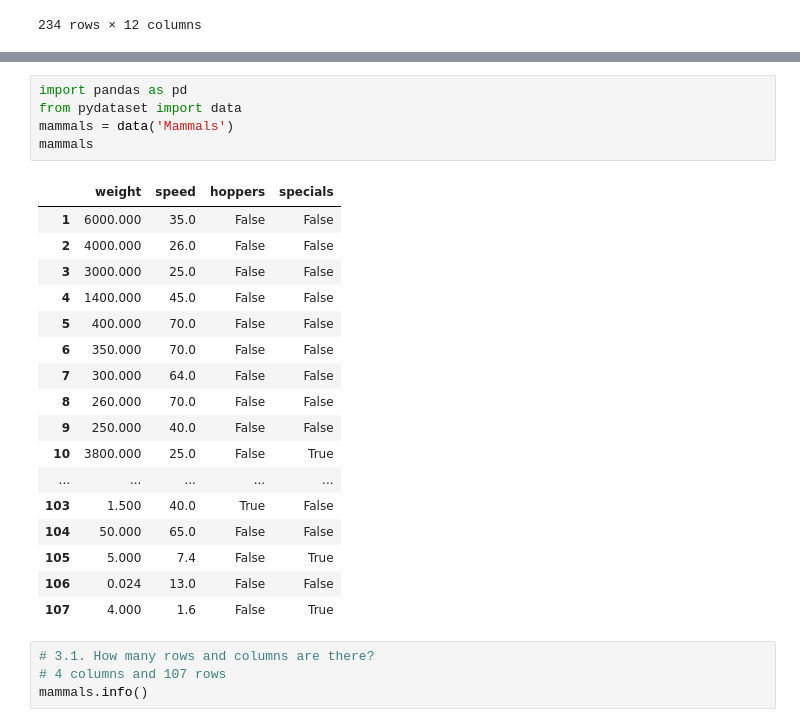
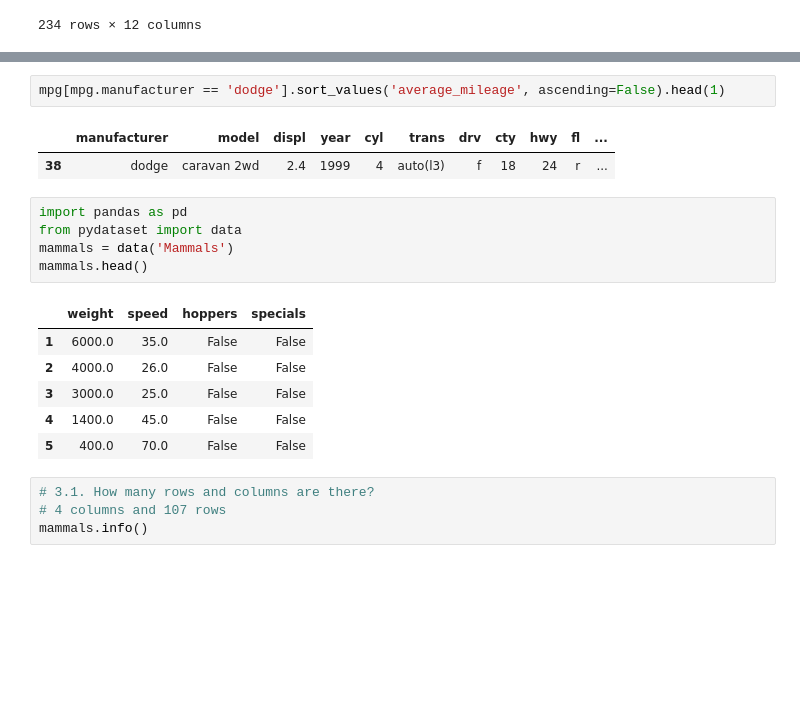
Before and after one commit to nomer-evangelista/ds-libraries-exercises, a Jupyter notebook: dataframes.ipynb, the cells around one changed output, grey strips where cells are left out. Saved outputs shown, nothing was run; the diff lists cells and outputs as text; blank space fills up the shorter version.

```diff
--- a/dataframes.ipynb
+++ b/dataframes.ipynb
@@ -454,26 +403,20 @@ mpg[mpg.manufacturer == 'dodge']
+# %%
+mpg[mpg.manufacturer == 'dodge'].sort_values('average_mileage', ascending=False).head(1)
+# %% [output]
+|  | manufacturer | model | displ | year | cyl | trans | drv | cty | hwy | fl | ... |
+| 38 | dodge | caravan 2wd | 2.4 | 1999 | 4 | auto(l3) | f | 18 | 24 | r | ... |
 # %%
 import pandas as pd
 from pydataset import data
 mammals = data('Mammals')
-mammals
+mammals.head()
 # %% [output]
 |  | weight | speed | hoppers | specials |
-| 1 | 6000.000 | 35.0 | False | False |
-| 2 | 4000.000 | 26.0 | False | False |
-| 3 | 3000.000 | 25.0 | False | False |
-| 4 | 1400.000 | 45.0 | False | False |
-| 5 | 400.000 | 70.0 | False | False |
-| 6 | 350.000 | 70.0 | False | False |
-| 7 | 300.000 | 64.0 | False | False |
-| 8 | 260.000 | 70.0 | False | False |
-| 9 | 250.000 | 40.0 | False | False |
-| 10 | 3800.000 | 25.0 | False | True |
-| ... | ... | ... | ... | ... |
-| 103 | 1.500 | 40.0 | True | False |
-| 104 | 50.000 | 65.0 | False | False |
-| 105 | 5.000 | 7.4 | False | True |
-| 106 | 0.024 | 13.0 | False | False |
-| 107 | 4.000 | 1.6 | False | True |
+| 1 | 6000.0 | 35.0 | False | False |
+| 2 | 4000.0 | 26.0 | False | False |
+| 3 | 3000.0 | 25.0 | False | False |
+| 4 | 1400.0 | 45.0 | False | False |
+| 5 | 400.0 | 70.0 | False | False |
 # %%
 # 3.1. How many rows and columns are there?
 # 4 columns and 107 rows
```
Also changed, not shown: parts of 18 cells of this notebook, 3 other files.
